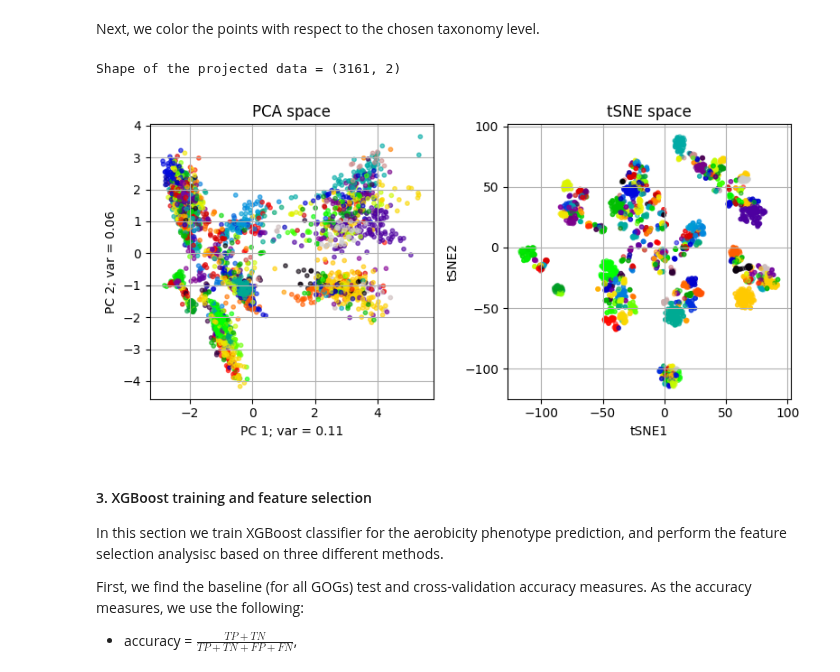
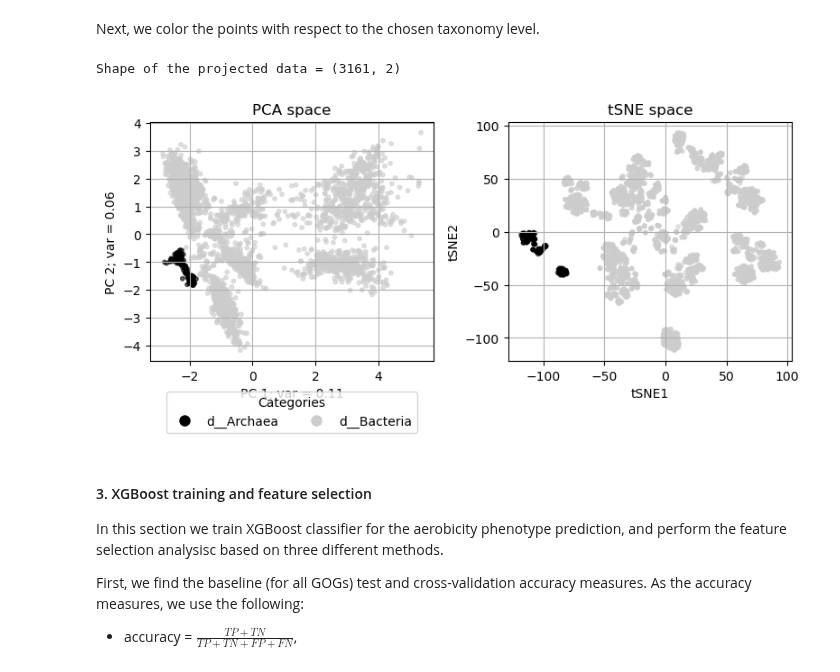
Before and after one commit to oist/gene-context, a Jupyter notebook: phenotype_prediction/jupyter_notebooks/aerob_data.ipynb, the cells around one changed output. Saved outputs shown, nothing was run; the diff lists cells and outputs as text; code cells hidden in the pictures.

```diff
--- a/phenotype_prediction/jupyter_notebooks/aerob_data.ipynb
+++ b/phenotype_prediction/jupyter_notebooks/aerob_data.ipynb
@@ -35,7 +35,7 @@ from matplotlib.colors import ListedColormap
 
 from utils.utils import read_aerob_data, pca_run_and_plot, tsne_plot
 
-TAX_LEVEL = "family"  # <----------------- taxonomy level for train/test split is here!!
+TAX_LEVEL = "random"  # <----------------- taxonomy level for train/test split is here!!
 DATA_DIRECTORY = "data_aerob"  # <-------- input data directory is here!!
 NUM_SPLITS_TO_READ = 10  # <-------------- number of splits to read and process is here!!
 
@@ -50,13 +50,13 @@ for split_id in range(NUM_SPLITS_TO_READ):
     # Read train data
     data_filename_train = f"../{DATA_DIRECTORY}/input_data/{TAX_LEVEL}/train_data_{TAX_LEVEL}_tax_level_split_{split_id}"
     y_filename_train = f"../{DATA_DIRECTORY}/input_data/{TAX_LEVEL}/train_annot_{TAX_LEVEL}_tax_level_split_{split_id}"
-    taxa_names_filename_train = f"../{DATA_DIRECTORY}/input_data/{TAX_LEVEL}/train_taxa_names_{TAX_LEVEL}_tax_level_split_{split_id}"
+    taxa_names_filename_train = f"../{DATA_DIRECTORY}/input_data/{TAX_LEVEL}/train_taxa_names_{TAX_LEVEL}_tax_level_split_{split_id}" if TAX_LEVEL != "random" else None
     X_val_train, y_label_train, X_column_names, taxa_group_names_train = read_aerob_data(data_filename_train, y_filename_train, taxa_names_filename_train, DEVICE)
 
     # Read test data
     data_filename_test = f"../{DATA_DIRECTORY}/input_data/{TAX_LEVEL}/test_data_{TAX_LEVEL}_tax_level_split_{split_id}"
     y_filename_test = f"../{DATA_DIRECTORY}/input_data/{TAX_LEVEL}/test_annot_{TAX_LEVEL}_tax_level_split_{split_id}"
-    taxa_names_filename_test = f"../{DATA_DIRECTORY}/input_data/{TAX_LEVEL}/test_taxa_names_{TAX_LEVEL}_tax_level_split_{split_id}"
+    taxa_names_filename_test = f"../{DATA_DIRECTORY}/input_data/{TAX_LEVEL}/test_taxa_names_{TAX_LEVEL}_tax_level_split_{split_id}"  if TAX_LEVEL != "random" else None
     X_val_test, y_label_test, X_column_names, taxa_group_names_test = read_aerob_data(data_filename_test, y_filename_test, taxa_names_filename_test, DEVICE)
 
     curr_split_dict = defaultdict(str)
@@ -157,30 +157,30 @@ Next, we color the points with respect to the chosen taxonomy level.
 # %%
 from sklearn.preprocessing import LabelEncoder
 label_encoder = LabelEncoder()
 
 plt.figure(figsize=(8, 4))
 
 # Put to True, if a legend is needed (it might be too longr for some taxonomy levels)
-legend = False
+legend = True
 
 # PCA space
 plt.subplot(1, 2, 1)
 n_compon = 20
-colors = ListedColormap(["tab:blue", "tab:red"])
+colors = ListedColormap(["black", "yellow"])
 category_names = ["anaerobe" if yi == 0 else "aerobe" for yi in y_label]
 pca_run_and_plot(X_val.cpu(), n_compon, label_encoder.fit_transform(taxa_group_names), taxa_group_names, None, legend);
 
 # t-SNE space
 plt.subplot(1, 2, 2)
 tsne_plot(X_val.cpu(), 30, 100, RANDOM_SEED, label_encoder.fit_transform(taxa_group_names), None);
 
 # Display the plots
 plt.tight_layout()
 plt.savefig(f"{OUTPUT_DIRECTORY}/pca_tse_orig_phylogen.pdf", format="pdf")
 plt.show()
 # %% [output]
 Shape of the projected data = (3161, 2)
-[figure, old version]
+[figure, new version]
 # %% [markdown]
 #### 3. XGBoost training and feature selection
 
```
Also changed, not shown: parts of 7 cells of this notebook, 2 other files.
